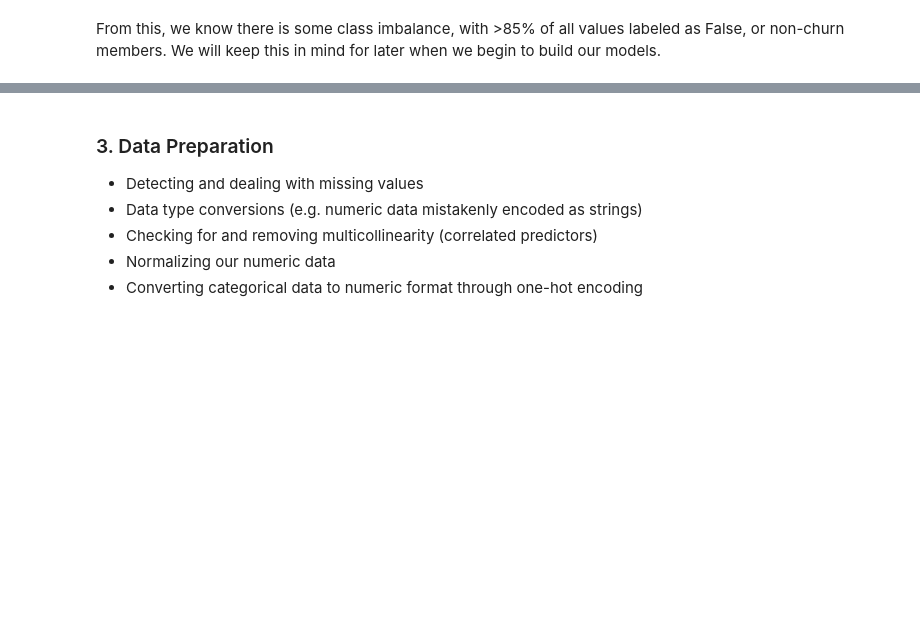
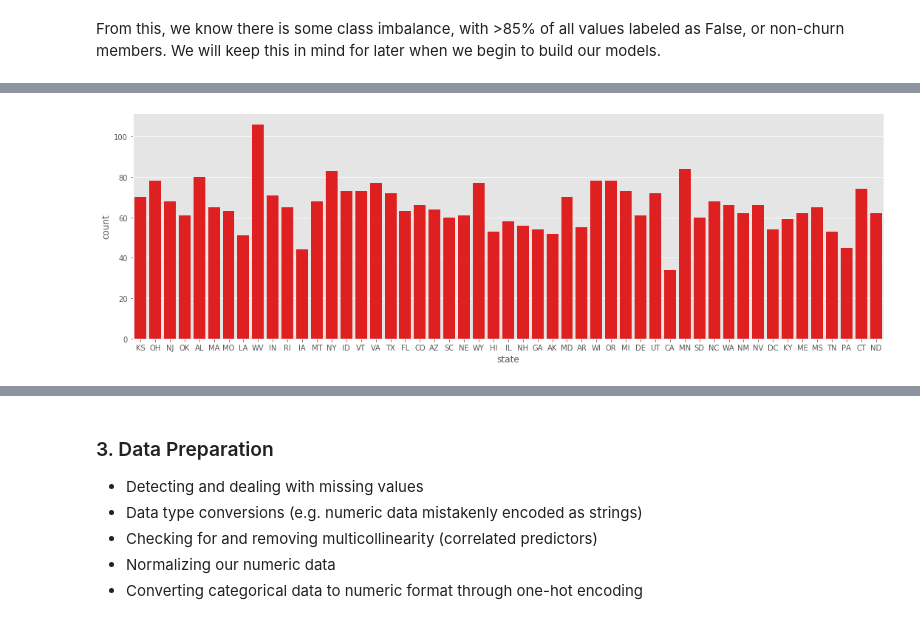
Before and after one commit to akaigraham/Predicting-Customer-Churn, a Jupyter notebook: Untitled.ipynb, the cells around one changed output, grey strips where cells are left out. Saved outputs shown, nothing was run; the diff lists cells and outputs as text; code cells hidden in the pictures; blank space fills up the shorter version.

```diff
--- a/Untitled.ipynb
+++ b/Untitled.ipynb
@@ -374,0 +187,8 @@ Text(0.5, 1.0, 'True Churn by Voicemail Plan')
+# %%
+# look at distributions of categorical data
+plt.figure(figsize=(15, 5))
+sns.countplot(df['state'], color='red')
+plt.tight_layout()
+plt.show()
+# %% [output]
+[figure, added]
```
Also changed, not shown: parts of 74 cells of this notebook.
